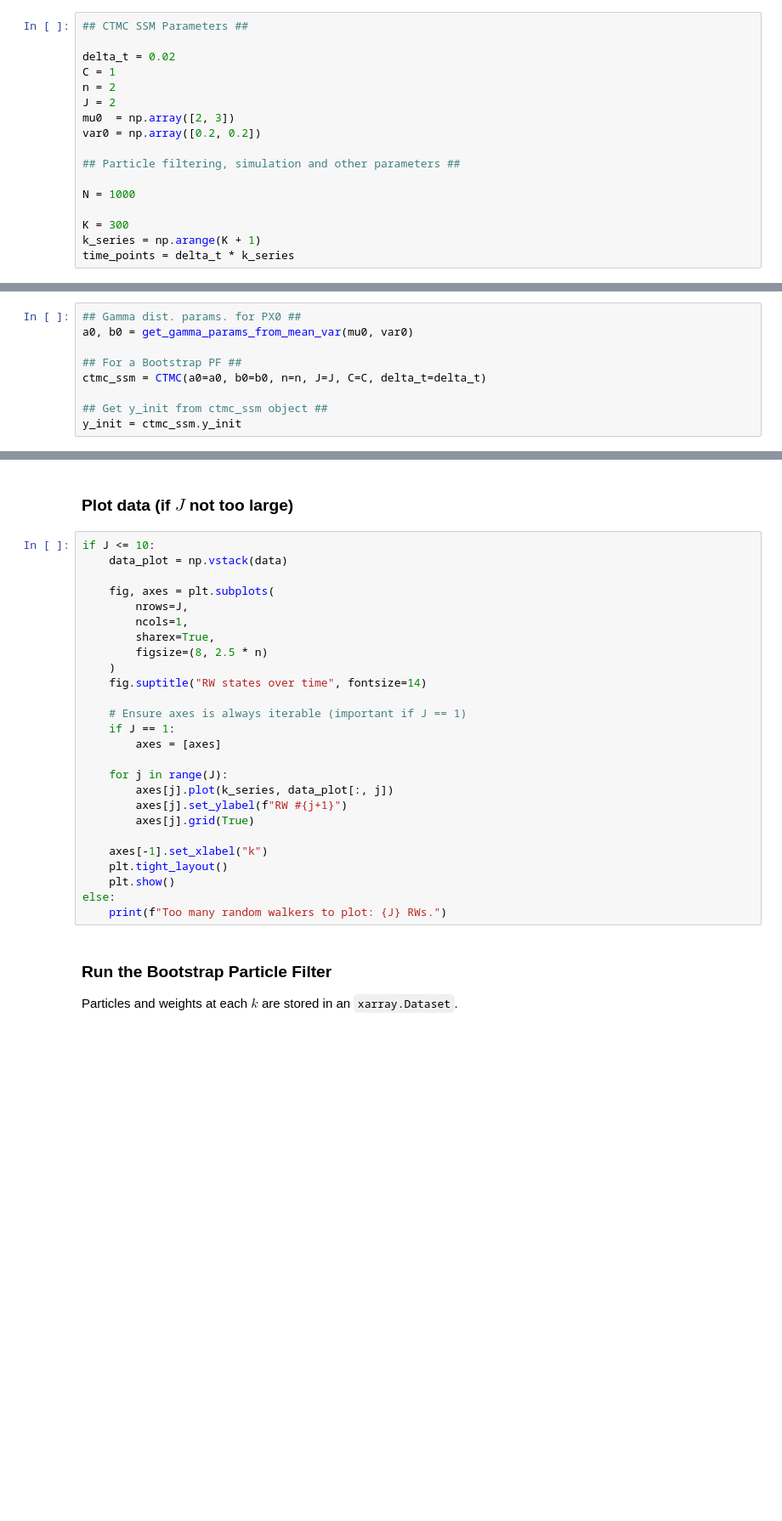
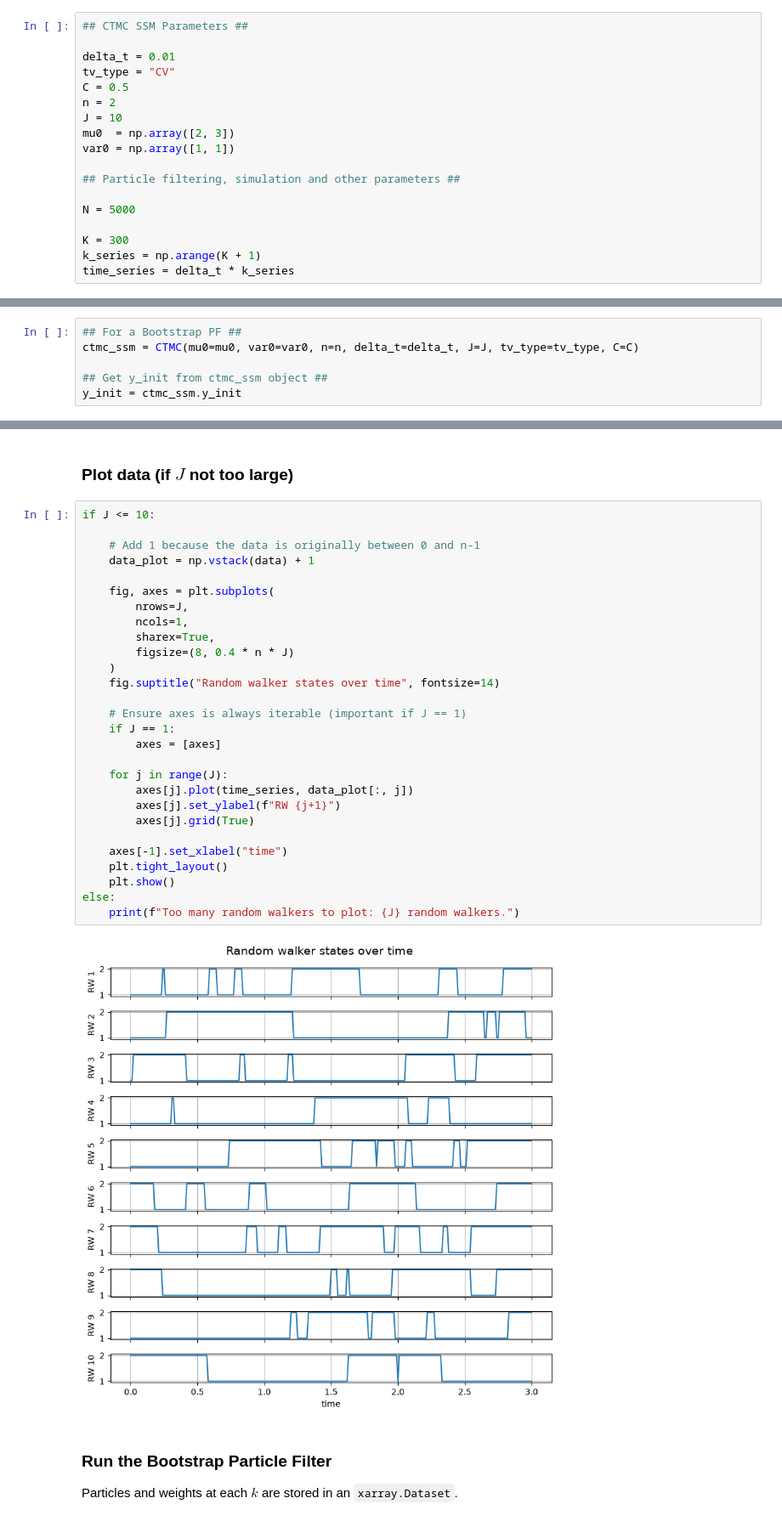
Before and after one commit to JayBrydon2015/ctmc-particle-filtering, a Jupyter notebook: tutorial.ipynb, the cells around one changed output, grey strips where cells are left out. Shown at 85% size. Saved outputs shown, nothing was run; the diff lists cells and outputs as text; blank space fills up the shorter version.

```diff
--- a/tutorial.ipynb
+++ b/tutorial.ipynb
@@ -35,20 +35,21 @@ from rates_simulation.true_rates_simulation_funtions import *
 # %%
 ## CTMC SSM Parameters ##
 
-delta_t = 0.02
-C = 1
+delta_t = 0.01
+tv_type = "CV"
+C = 0.5
 n = 2
-J = 2
+J = 10
 mu0  = np.array([2, 3])
-var0 = np.array([0.2, 0.2])
+var0 = np.array([1, 1])
 
 ## Particle filtering, simulation and other parameters ##
 
-N = 1000
+N = 5000
 
 K = 300
 k_series = np.arange(K + 1)
-time_points = delta_t * k_series
+time_series = delta_t * k_series
 # %% [markdown]
 ### Create SSM object(s)
 
@@ -56,9 +57,6 @@ time_points = delta_t * k_series
 # %%
-## Gamma dist. params. for PX0 ##
-a0, b0 = get_gamma_params_from_mean_var(mu0, var0)
-
 ## For a Bootstrap PF ##
-ctmc_ssm = CTMC(a0=a0, b0=b0, n=n, J=J, C=C, delta_t=delta_t)
+ctmc_ssm = CTMC(mu0=mu0, var0=var0, n=n, delta_t=delta_t, J=J, tv_type=tv_type, C=C)
 
 ## Get y_init from ctmc_ssm object ##
 y_init = ctmc_ssm.y_init
@@ -102,30 +105,34 @@ plt.show()
 ### Plot data (if $J$ not too large)
 # %%
 if J <= 10:
-    data_plot = np.vstack(data)
+
+    # Add 1 because the data is originally between 0 and n-1
+    data_plot = np.vstack(data) + 1
 
     fig, axes = plt.subplots(
         nrows=J,
         ncols=1,
         sharex=True,
-        figsize=(8, 2.5 * n)
+        figsize=(8, 0.4 * n * J)
     )
-    fig.suptitle("RW states over time", fontsize=14)
+    fig.suptitle("Random walker states over time", fontsize=14)
 
     # Ensure axes is always iterable (important if J == 1)
     if J == 1:
         axes = [axes]
 
     for j in range(J):
-        axes[j].plot(k_series, data_plot[:, j])
-        axes[j].set_ylabel(f"RW #{j+1}")
+        axes[j].plot(time_series, data_plot[:, j])
+        axes[j].set_ylabel(f"RW {j+1}")
         axes[j].grid(True)
 
-    axes[-1].set_xlabel("k")
+    axes[-1].set_xlabel("time")
     plt.tight_layout()
     plt.show()
 else:
-    print(f"Too many random walkers to plot: {J} RWs.")
+    print(f"Too many random walkers to plot: {J} random walkers.")
+# %% [output]
+[figure, added]
 # %% [markdown]
 ### Run the Bootstrap Particle Filter
 
```
Also changed, not shown: parts of 19 cells of this notebook, 21 other files.
